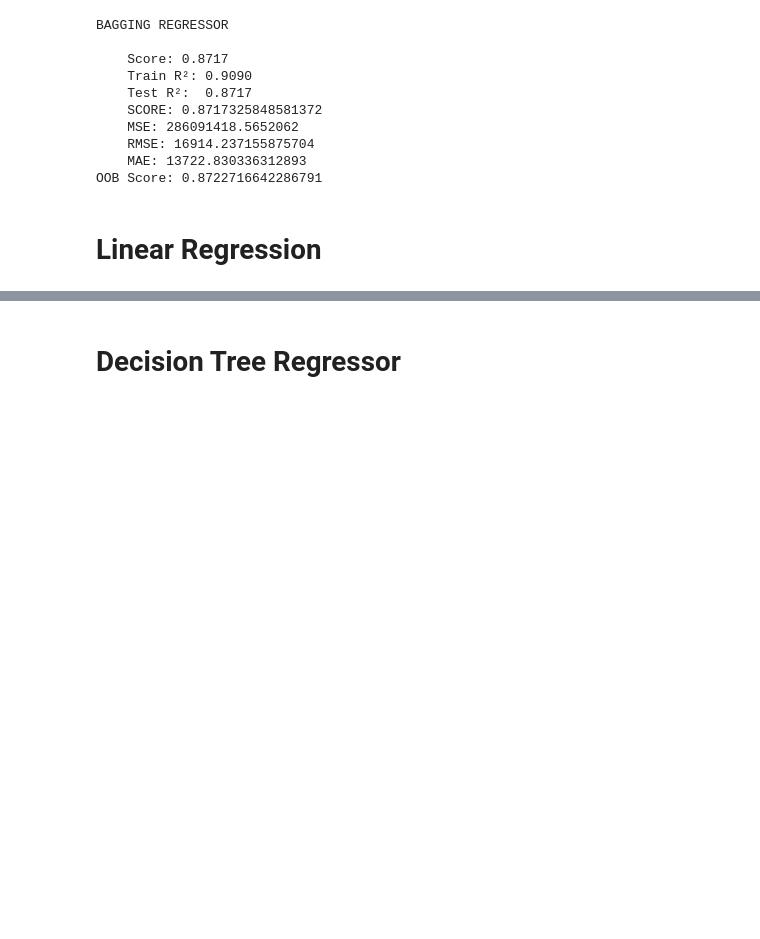
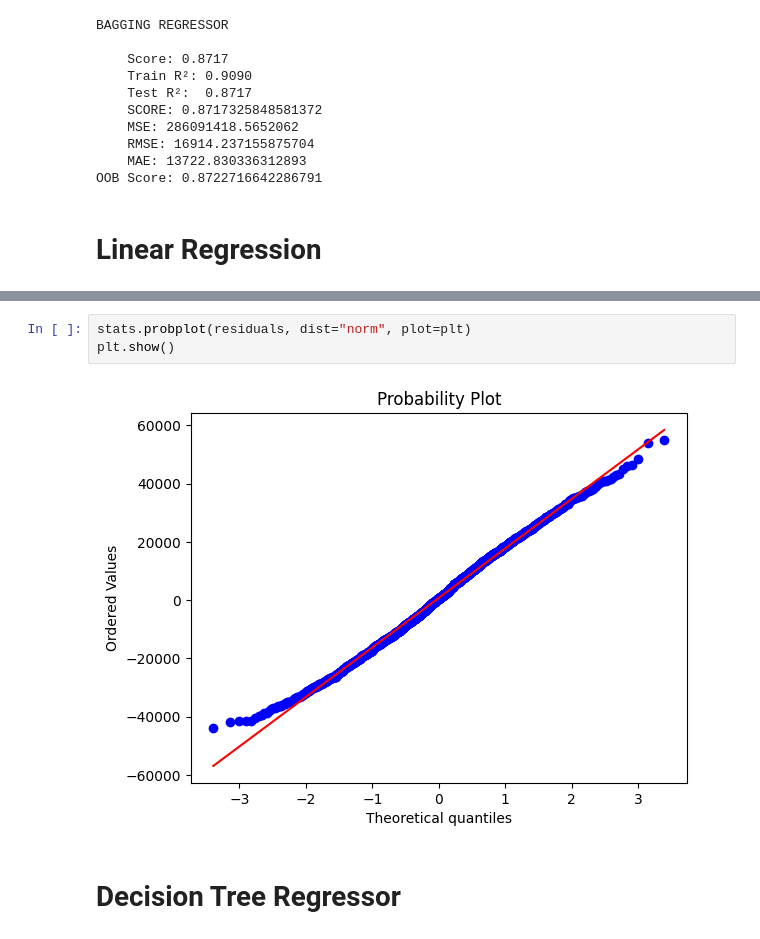
Before and after one commit to Eieien/Machine-Learning, a Jupyter notebook: Models/Software developer salaries/salaries.ipynb, the cells around one changed output, grey strips where cells are left out. Cells and saved outputs as stored; diff of their text form; blank space fills up the shorter version.

```diff
--- a/Models/Software developer salaries/salaries.ipynb
+++ b/Models/Software developer salaries/salaries.ipynb
@@ -197,3 +217,8 @@ LINEAR REGRESSION
+# %%
+stats.probplot(residuals, dist="norm", plot=plt)
+plt.show()
+# %% [output]
+[figure, added]
 # %% [markdown]
 # Decision Tree Regressor
 # %%
```
Also changed, not shown: parts of 4 cells of this notebook.
